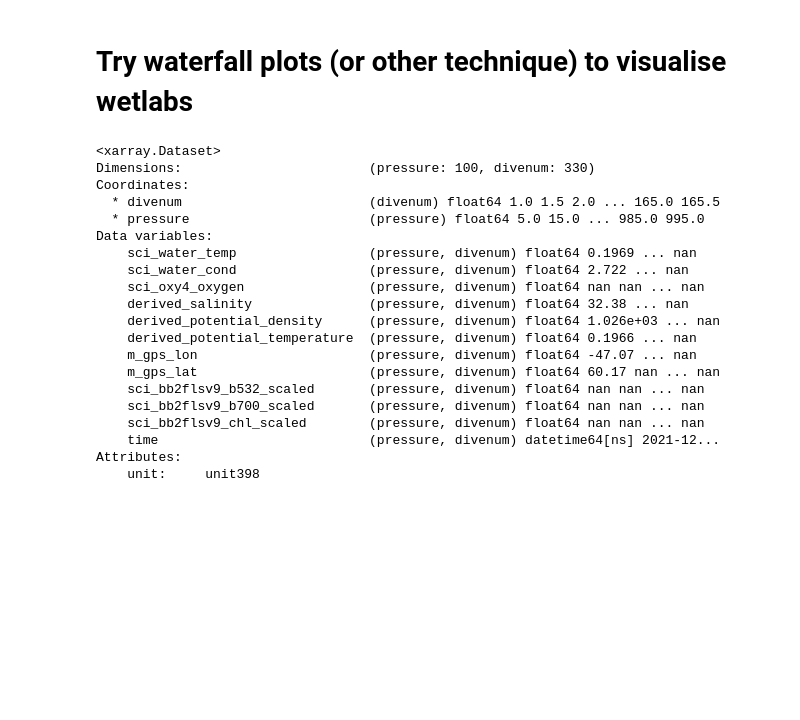
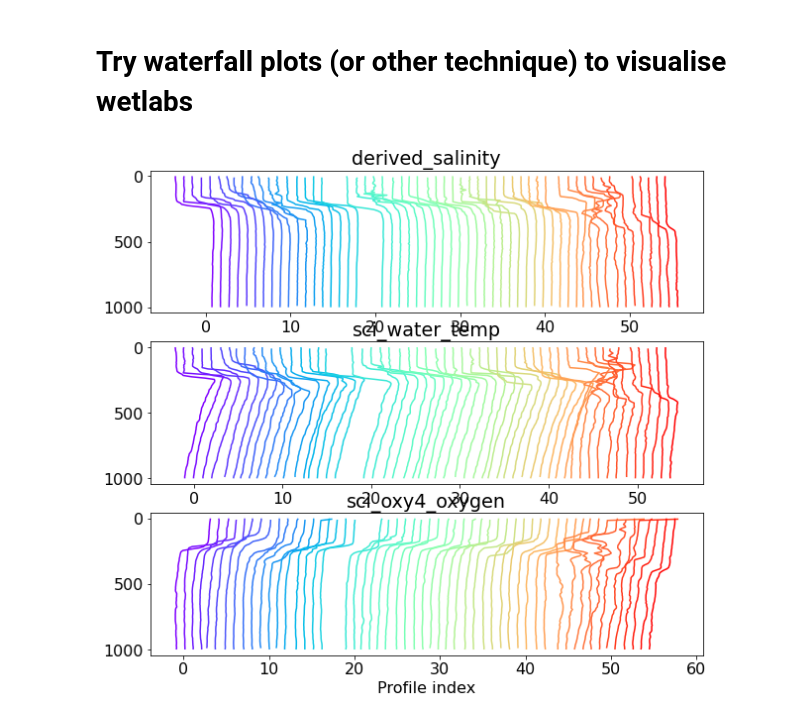
Before and after one commit to eleanorfrajka/c2_slocum, a Jupyter notebook: 02-code/04-visualise.ipynb, the cells around one changed output. Saved outputs shown, nothing was run; the diff lists cells and outputs as text; code cells hidden in the pictures; blank space fills up the shorter version.

```diff
--- a/02-code/04-visualise.ipynb
+++ b/02-code/04-visualise.ipynb
@@ -144,28 +147,39 @@ plot_sxn(grid398, varlist)
 # %% [markdown]
 # Try waterfall plots (or other technique) to visualise wetlabs
-# %%
-# Would like some waterfall plots, especially of the biological data to see if
-# there's anything in there.
-
-grid398
-# %% [output]
-<xarray.Dataset>
-Dimensions:                        (pressure: 100, divenum: 330)
-Coordinates:
-  * divenum                        (divenum) float64 1.0 1.5 2.0 ... 165.0 165.5
-  * pressure                       (pressure) float64 5.0 15.0 ... 985.0 995.0
-Data variables:
-    sci_water_temp                 (pressure, divenum) float64 0.1969 ... nan
-    sci_water_cond                 (pressure, divenum) float64 2.722 ... nan
-    sci_oxy4_oxygen                (pressure, divenum) float64 nan nan ... nan
-    derived_salinity               (pressure, divenum) float64 32.38 ... nan
-    derived_potential_density      (pressure, divenum) float64 1.026e+03 ... nan
-    derived_potential_temperature  (pressure, divenum) float64 0.1966 ... nan
-    m_gps_lon                      (pressure, divenum) float64 -47.07 ... nan
-    m_gps_lat                      (pressure, divenum) float64 60.17 nan ... nan
-    sci_bb2flsv9_b532_scaled       (pressure, divenum) float64 nan nan ... nan
-    sci_bb2flsv9_b700_scaled       (pressure, divenum) float64 nan nan ... nan
-    sci_bb2flsv9_chl_scaled        (pressure, divenum) float64 nan nan ... nan
-    time                           (pressure, divenum) datetime64[ns] 2021-12...
-Attributes:
-    unit:     unit398
+# %%
+# Would like some waterfall plots, especially of the biological data to see if
+# there's anything in there.
+import pandas as pd
+ndays=10
+
+timename = 'time'
+presname = 'pressure'
+salname = 'derived_salinity'
+tempname = 'sci_water_temp'
+
+
+varlist = ['derived_salinity', 'sci_water_temp', 'sci_oxy4_oxygen',
+          ]
+
+ndays=10
+
+# Get a mean time per profile
+time1 = grid409.time.values
+timenan = pd.isnull(time1)
+time2 = time1.astype('float')
+time2[timenan] = np.nan
+time3 = np.nanmean(time2,axis=0)
+timevec = time3.astype('datetime64[ns]')
+
+
+grid409["timevec"] = ('divenum', timevec)
+
+# Most recent profiles
+max_time = grid409.timevec.max().values
+dt1 = np.timedelta64(-ndays, 'D')
+ds1 = grid409.where(grid409["timevec"]>=(max_time+dt1), drop=True)
+
+
+plot_waterfall(ds1, varlist)
+# %% [output]
+[figure, added]
```
Also changed, not shown: parts of 12 cells of this notebook, 21 other files.
